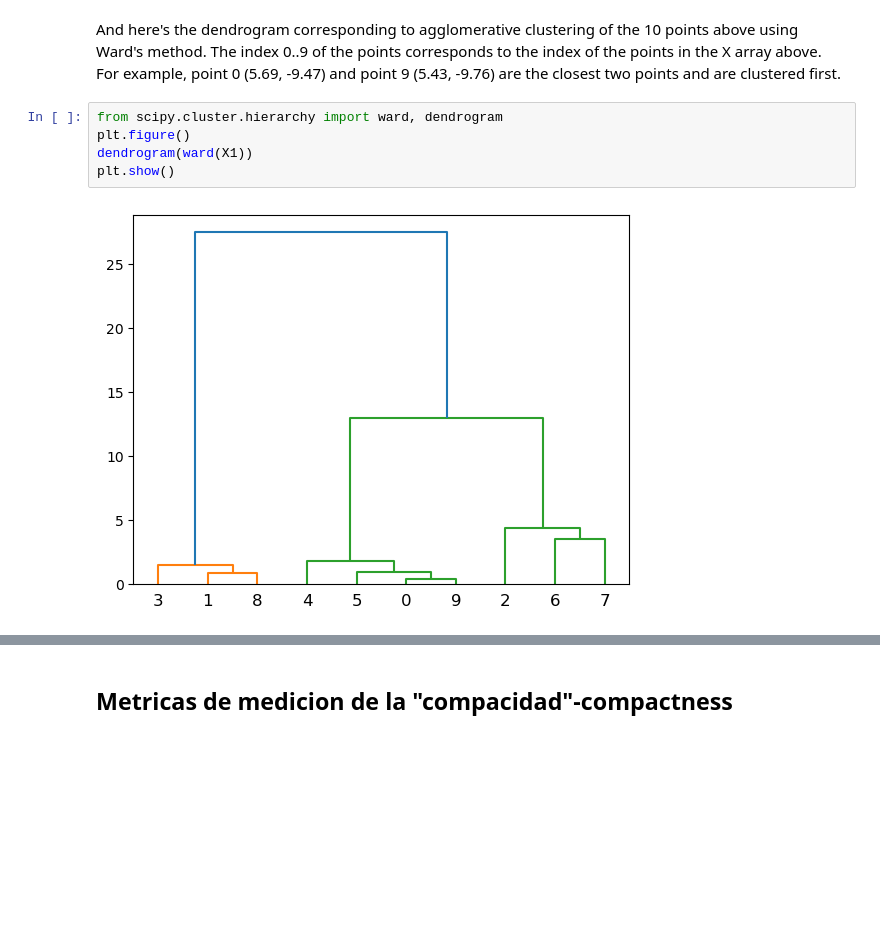
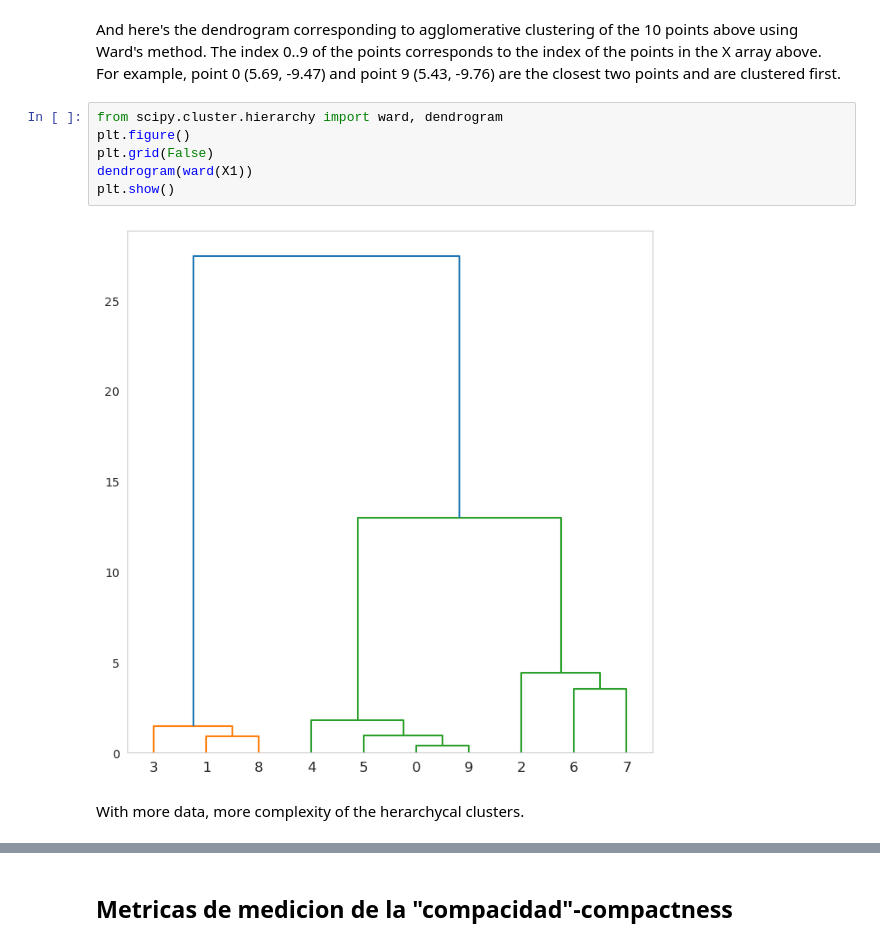
Before and after one commit to MillerQuintero2001/ARISA_Project_Data_Science, a Jupyter notebook: Class_#8/ARISA 8 - UNSUPERVISED.ipynb, the cells around one changed output, grey strips where cells are left out. Drawn from its saved outputs; the diff is of its cells as text; blank space fills up the shorter version.

```diff
--- a/Class_#8/ARISA 8 - UNSUPERVISED.ipynb
+++ b/Class_#8/ARISA 8 - UNSUPERVISED.ipynb
@@ -482,9 +544,12 @@ And here's the dendrogram corresponding to agglomerative clustering of the 10 po
 # %%
 from scipy.cluster.hierarchy import ward, dendrogram
 plt.figure()
+plt.grid(False)
 dendrogram(ward(X1))
 plt.show()
 # %% [output]
-[figure, old version]
+[figure, new version]
+# %% [markdown]
+With more data, more complexity of the herarchycal clusters.
 # %%
 from scipy.cluster.hierarchy import ward, dendrogram
```
Also changed, not shown: parts of 61 cells of this notebook, 4 other files.
